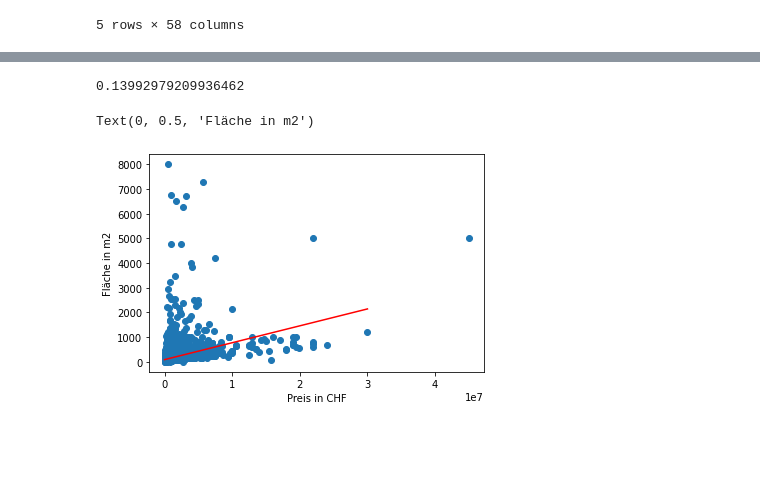
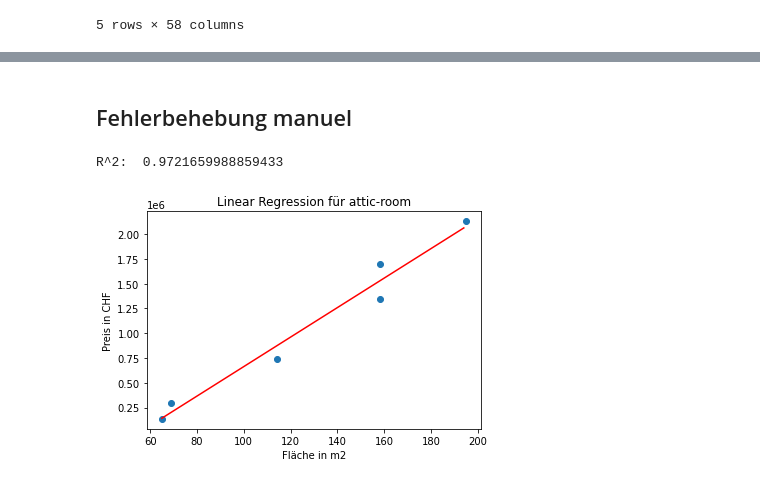
Before and after one commit to marvinvr/fhnw-cml1, a Jupyter notebook: linear_regression.ipynb, the cells around one changed output, grey strips where cells are left out. Saved outputs shown, nothing was run; the diff lists cells and outputs as text; code cells hidden in the pictures; blank space fills up the shorter version.

```diff
--- a/linear_regression.ipynb
+++ b/linear_regression.ipynb
@@ -51,28 +121,30 @@ def LinearModel(x, y):
+# %% [markdown]
+## Fehlerbehebung manuel
 # %%
-#NANs entfernen
+df = df[df['type'] == 'attic-room'].reset_index(drop=True)
+name = df['type'][0]
+y = df['price'].values.reshape(1,-1)
+x = df['living_space_m2'].values.reshape(1,-1)
+#cleaning Data
+
 mask = ~pd.isna(x) & ~pd.isna(y)
 x = x[mask]
 y = y[mask]
 x = x.reshape(-1,1)
 y = y.reshape(-1,1)
 # %%
-#Lineare Regression wird berechnet
 model = LinearRegression(fit_intercept= True).fit(x, y)
-x_new = np.arange(0,30000000).reshape(-1,1)
+x_new = np.arange(x.min(),x.max()).reshape(-1,1)
 y_new = model.predict(x_new)
-# %%
-# Modelscore berechnen
-'''Score bleibt gleich bei vertauschten x und y Achsen'''
-r_2 = model.score(x,y)
-r_2
-# %% [output]
-0.13992979209936462
 # %%
-#Hier sehen wir die modellierte Lineare Regression mit den Realen Anzahl Punkten
+r_2 = model.score(x,y)
+print('R^2: ', r_2)
 plt.scatter(x,y)
 plt.plot(x_new,y_new, color = 'r')
-plt.xlabel('Preis in CHF')
-plt.ylabel('Fläche in m2')
+plt.ylabel('Preis in CHF')
+plt.xlabel('Fläche in m2')
+plt.title('Linear Regression für ' + name)
+plt.show()
 # %% [output]
-Text(0, 0.5, 'Fläche in m2')
+R^2:  0.9721659988859433
-[figure, old version]
+[figure, new version]
```
Also changed, not shown: parts of 20 cells of this notebook.
